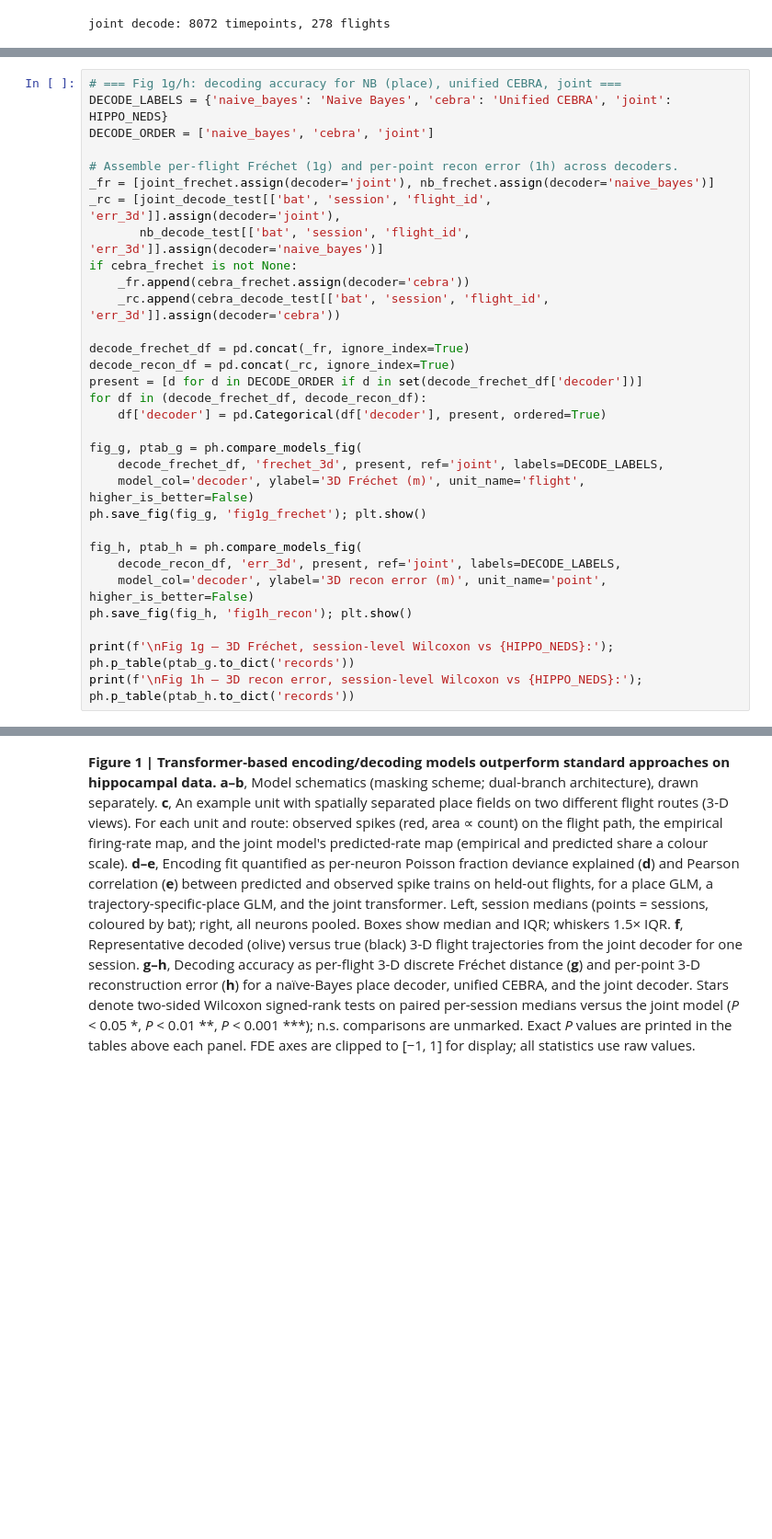
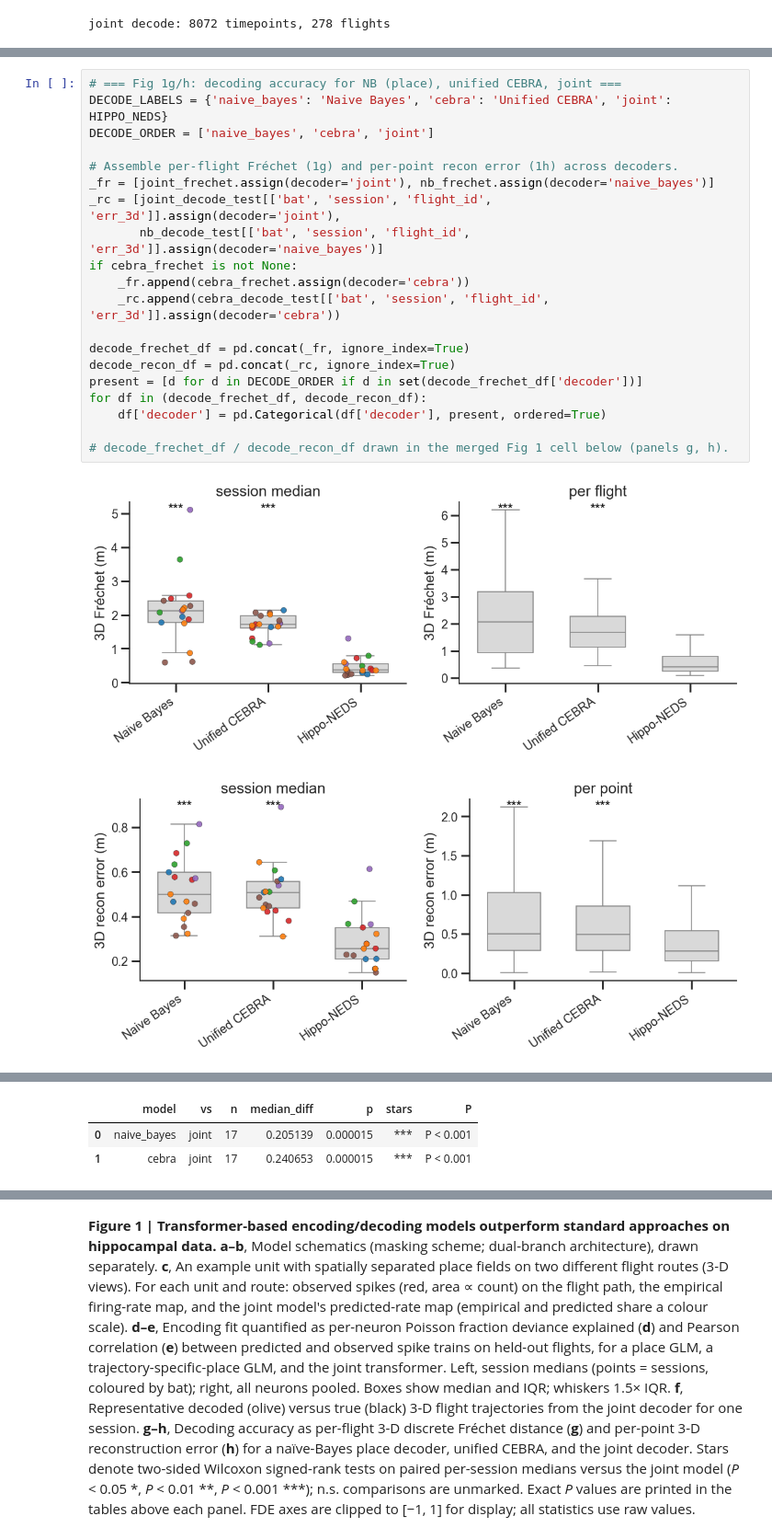
Before and after one commit to yongrong-qiu/digitalbat, a Jupyter notebook: notebooks/figures.ipynb, the cells around one changed output, grey strips where cells are left out. Shown at 92% size. Cells and saved outputs as stored; diff of their text form; blank space fills up the shorter version.

```diff
--- a/notebooks/figures.ipynb
+++ b/notebooks/figures.ipynb
@@ -857,31 +830,23 @@ except Exception as exc:
 # %%
 # === Fig 1g/h: decoding accuracy for NB (place), unified CEBRA, joint ===
 DECODE_LABELS = {'naive_bayes': 'Naive Bayes', 'cebra': 'Unified CEBRA', 'joint': HIPPO_NEDS}
 DECODE_ORDER = ['naive_bayes', 'cebra', 'joint']
 
 # Assemble per-flight Fréchet (1g) and per-point recon error (1h) across decoders.
 _fr = [joint_frechet.assign(decoder='joint'), nb_frechet.assign(decoder='naive_bayes')]
 _rc = [joint_decode_test[['bat', 'session', 'flight_id', 'err_3d']].assign(decoder='joint'),
        nb_decode_test[['bat', 'session', 'flight_id', 'err_3d']].assign(decoder='naive_bayes')]
 if cebra_frechet is not None:
     _fr.append(cebra_frechet.assign(decoder='cebra'))
     _rc.append(cebra_decode_test[['bat', 'session', 'flight_id', 'err_3d']].assign(decoder='cebra'))
 
 decode_frechet_df = pd.concat(_fr, ignore_index=True)
 decode_recon_df = pd.concat(_rc, ignore_index=True)
 present = [d for d in DECODE_ORDER if d in set(decode_frechet_df['decoder'])]
 for df in (decode_frechet_df, decode_recon_df):
     df['decoder'] = pd.Categorical(df['decoder'], present, ordered=True)
 
-fig_g, ptab_g = ph.compare_models_fig(
-    decode_frechet_df, 'frechet_3d', present, ref='joint', labels=DECODE_LABELS,
-    model_col='decoder', ylabel='3D Fréchet (m)', unit_name='flight', higher_is_better=False)
-ph.save_fig(fig_g, 'fig1g_frechet'); plt.show()
-
-fig_h, ptab_h = ph.compare_models_fig(
-    decode_recon_df, 'err_3d', present, ref='joint', labels=DECODE_LABELS,
-    model_col='decoder', ylabel='3D recon error (m)', unit_name='point', higher_is_better=False)
-ph.save_fig(fig_h, 'fig1h_recon'); plt.show()
-
-print(f'\nFig 1g — 3D Fréchet, session-level Wilcoxon vs {HIPPO_NEDS}:'); ph.p_table(ptab_g.to_dict('records'))
-print(f'\nFig 1h — 3D recon error, session-level Wilcoxon vs {HIPPO_NEDS}:'); ph.p_table(ptab_h.to_dict('records'))
+# decode_frechet_df / decode_recon_df drawn in the merged Fig 1 cell below (panels g, h).
+# %% [output]
+[figure, added]
+[figure, added]
@@ -887,0 +862,3 @@ print(f'\nFig 1h — 3D recon error, session-level Wilcoxon vs {HIPPO_NEDS}:');
+|  | model | vs | n | median_diff | p | stars | P |
+| 0 | naive_bayes | joint | 17 | 0.205139 | 0.000015 | *** | P < 0.001 |
+| 1 | cebra | joint | 17 | 0.240653 | 0.000015 | *** | P < 0.001 |
```
Also changed, not shown: parts of 17 cells of this notebook, 1 other file.
